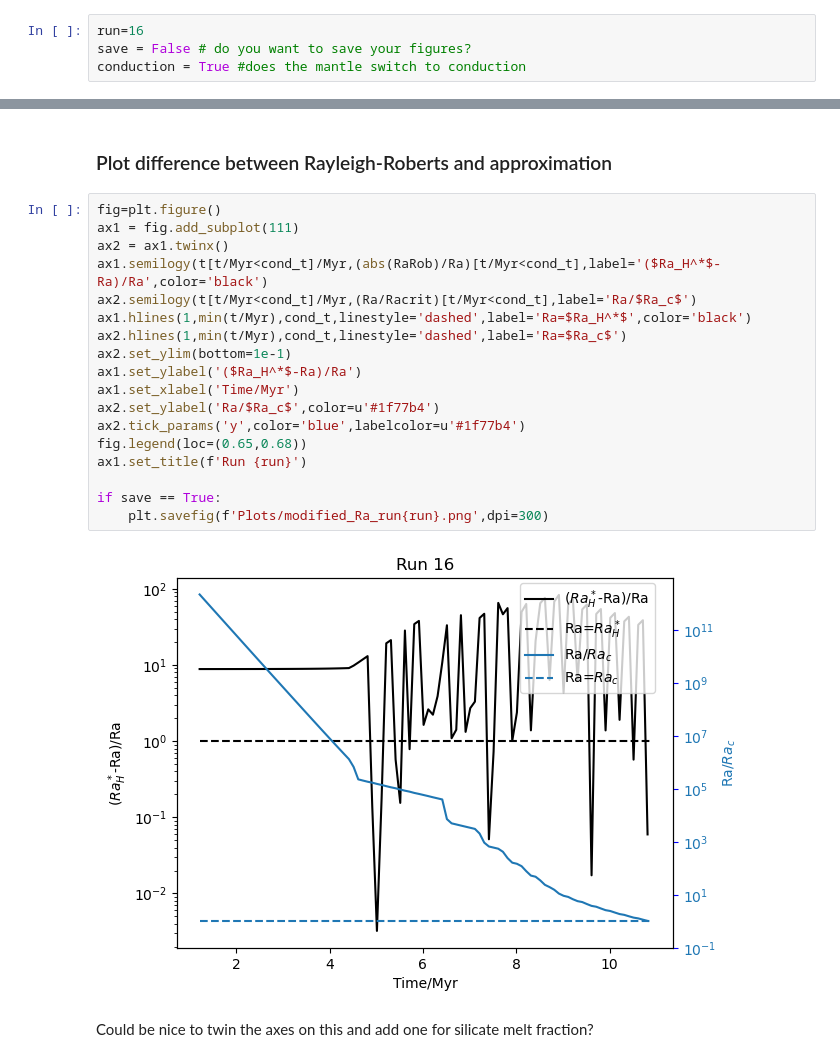
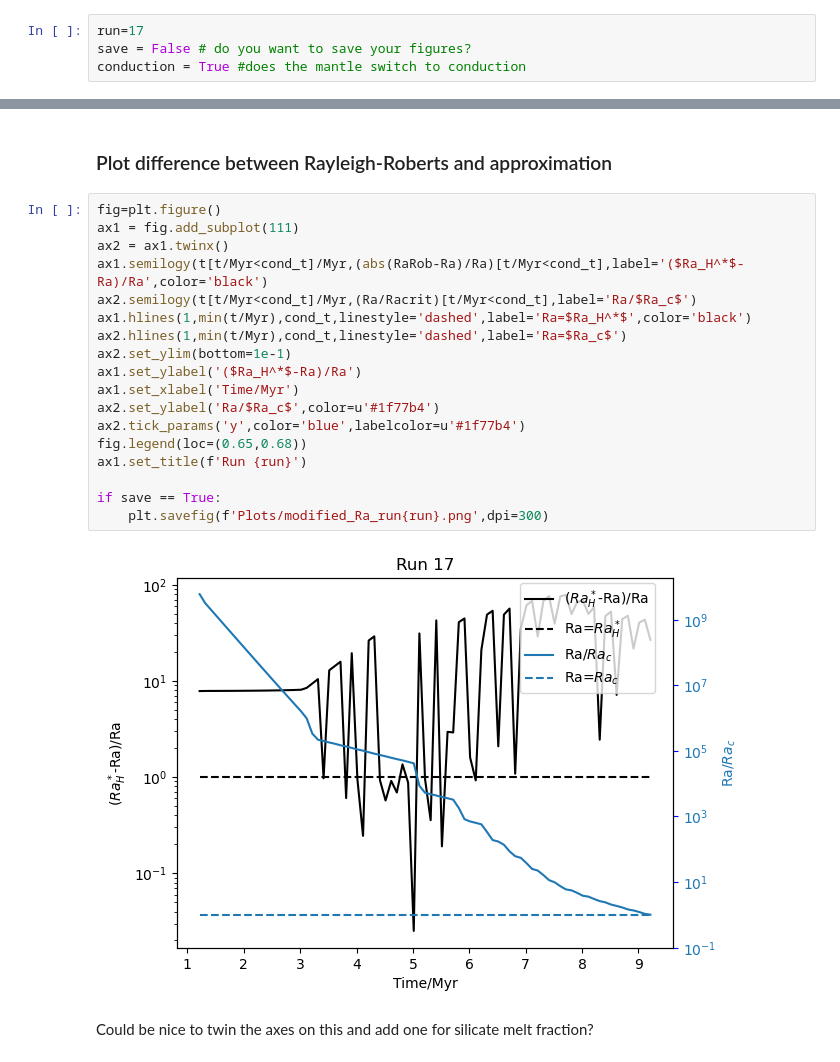
Before and after one commit to Hannah-RS/planetesimal-magnetic-history, a Jupyter notebook: Version4/plot_combined.ipynb, the cells around one changed output, grey strips where cells are left out. Cells and saved outputs as stored; diff of their text form.

```diff
--- a/Version4/plot_combined.ipynb
+++ b/Version4/plot_combined.ipynb
@@ -28,7 +29,7 @@ from parameters import Myr, Tms, Tml, Xs_0 #need to change so import from save f
 # %% [markdown]
 Choose run and whether you want to save figure
 # %%
-run=16
+run=17
 save = False # do you want to save your figures?
 conduction = True #does the mantle switch to conduction
 # %% [markdown]
@@ -300,23 +305,23 @@ plt.legend()
 # %%
 fig=plt.figure()
 ax1 = fig.add_subplot(111)
 ax2 = ax1.twinx()
-ax1.semilogy(t[t/Myr<cond_t]/Myr,(abs(RaRob)/Ra)[t/Myr<cond_t],label='($Ra_H^*$-Ra)/Ra',color='black')
+ax1.semilogy(t[t/Myr<cond_t]/Myr,(abs(RaRob-Ra)/Ra)[t/Myr<cond_t],label='($Ra_H^*$-Ra)/Ra',color='black')
 ax2.semilogy(t[t/Myr<cond_t]/Myr,(Ra/Racrit)[t/Myr<cond_t],label='Ra/$Ra_c$')
 ax1.hlines(1,min(t/Myr),cond_t,linestyle='dashed',label='Ra=$Ra_H^*$',color='black')
 ax2.hlines(1,min(t/Myr),cond_t,linestyle='dashed',label='Ra=$Ra_c$')
 ax2.set_ylim(bottom=1e-1)
 ax1.set_ylabel('($Ra_H^*$-Ra)/Ra')
 ax1.set_xlabel('Time/Myr')
 ax2.set_ylabel('Ra/$Ra_c$',color=u'#1f77b4')
 ax2.tick_params('y',color='blue',labelcolor=u'#1f77b4')
 fig.legend(loc=(0.65,0.68))
 ax1.set_title(f'Run {run}')
 
 if save == True:
     plt.savefig(f'Plots/modified_Ra_run{run}.png',dpi=300)
 # %% [output]
-[figure, old version]
+[figure, new version]
 # %% [markdown]
 Could be nice to twin the axes on this and add one for silicate melt fraction?
 # %%
```
Also changed, not shown: parts of 31 cells of this notebook, 4 other files.
